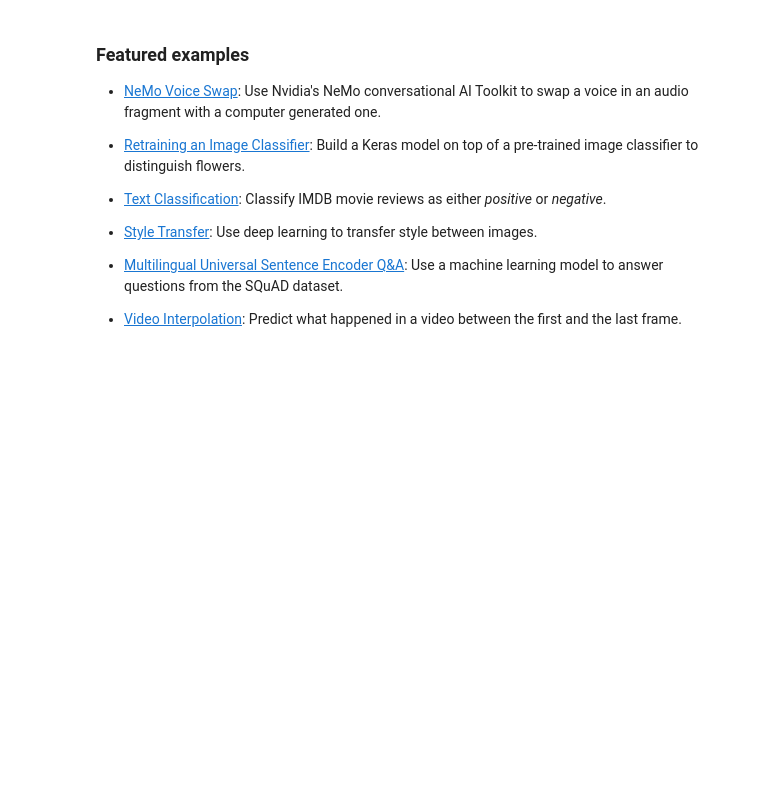
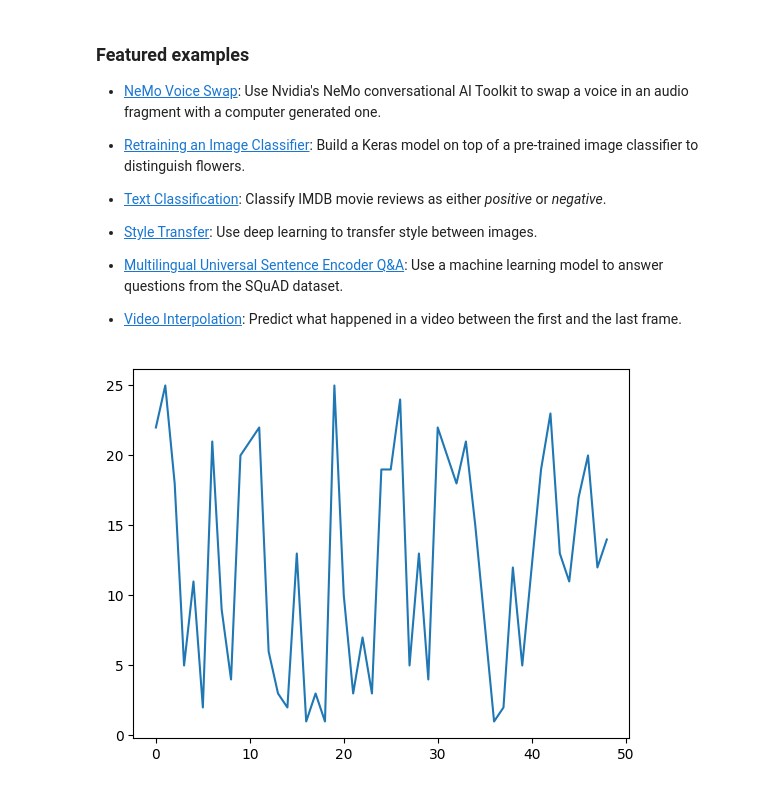
Before and after one commit to JOSPHATT/MYHOME, a Jupyter notebook: Welcome_To_Colaboratory.ipynb, the cells around one changed output. Saved outputs shown, nothing was run; the diff lists cells and outputs as text; code cells hidden in the pictures; blank space fills up the shorter version.

```diff
--- a/Welcome_To_Colaboratory.ipynb
+++ b/Welcome_To_Colaboratory.ipynb
@@ -150,3 +150,12 @@ These are a few of the notebooks from Google's online Machine Learning course. S
 - [Style Transfer](https://tensorflow.org/hub/tutorials/tf2_arbitrary_image_stylization): Use deep learning to transfer style between images.
 - [Multilingual Universal Sentence Encoder Q&A](https://tensorflow.org/hub/tutorials/retrieval_with_tf_hub_universal_encoder_qa): Use a machine learning model to answer questions from the SQuAD dataset.
 - [Video Interpolation](https://tensorflow.org/hub/tutorials/tweening_conv3d): Predict what happened in a video between the first and the last frame.
+# %%
+
+import pandas
+import matplotlib.pyplot as plt
+dataset = pandas.read_csv('/content/randmdata.csv', usecols=[1], engine='python')
+plt.plot(dataset)
+plt.show()
+# %% [output]
+[figure, added]
```
